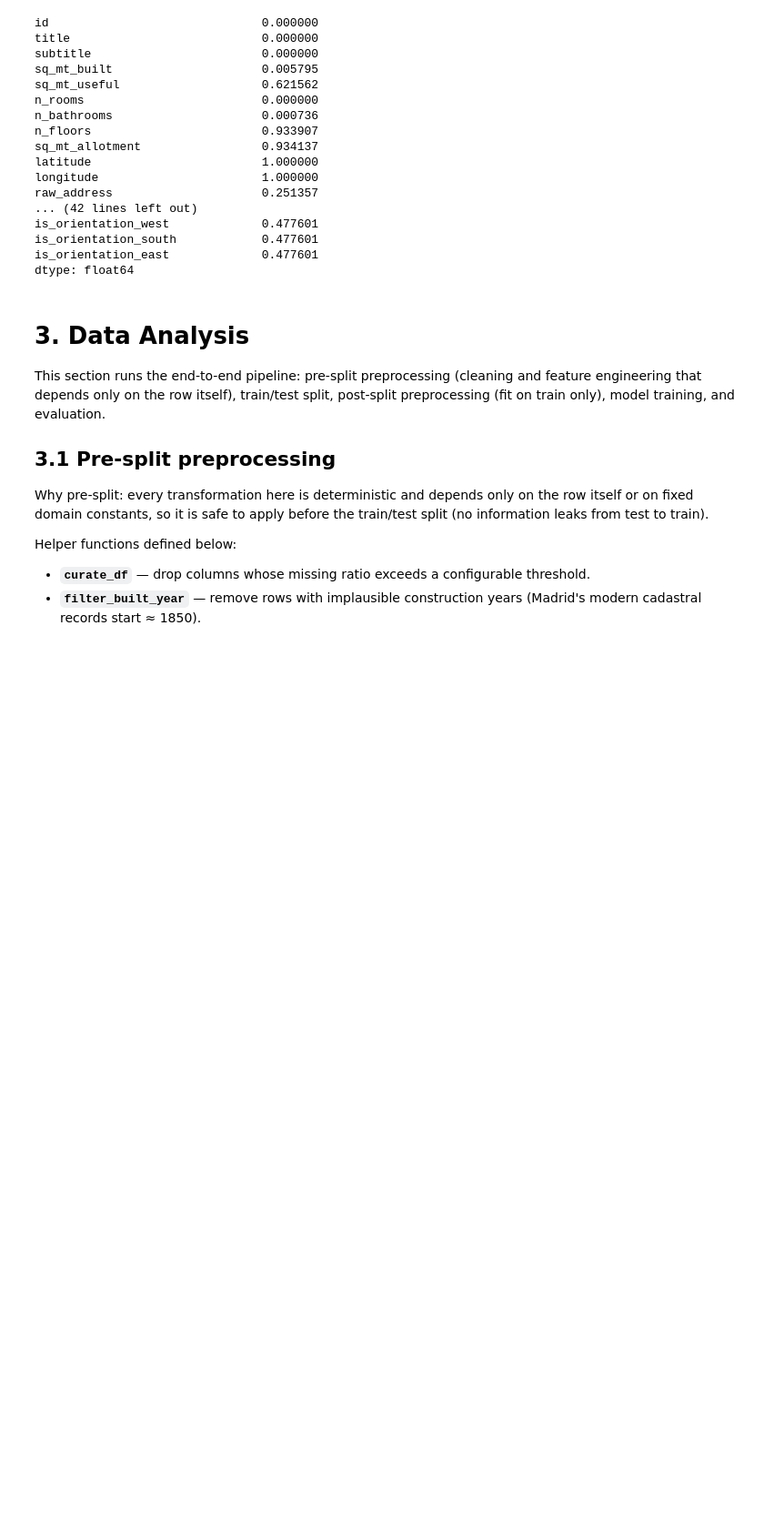
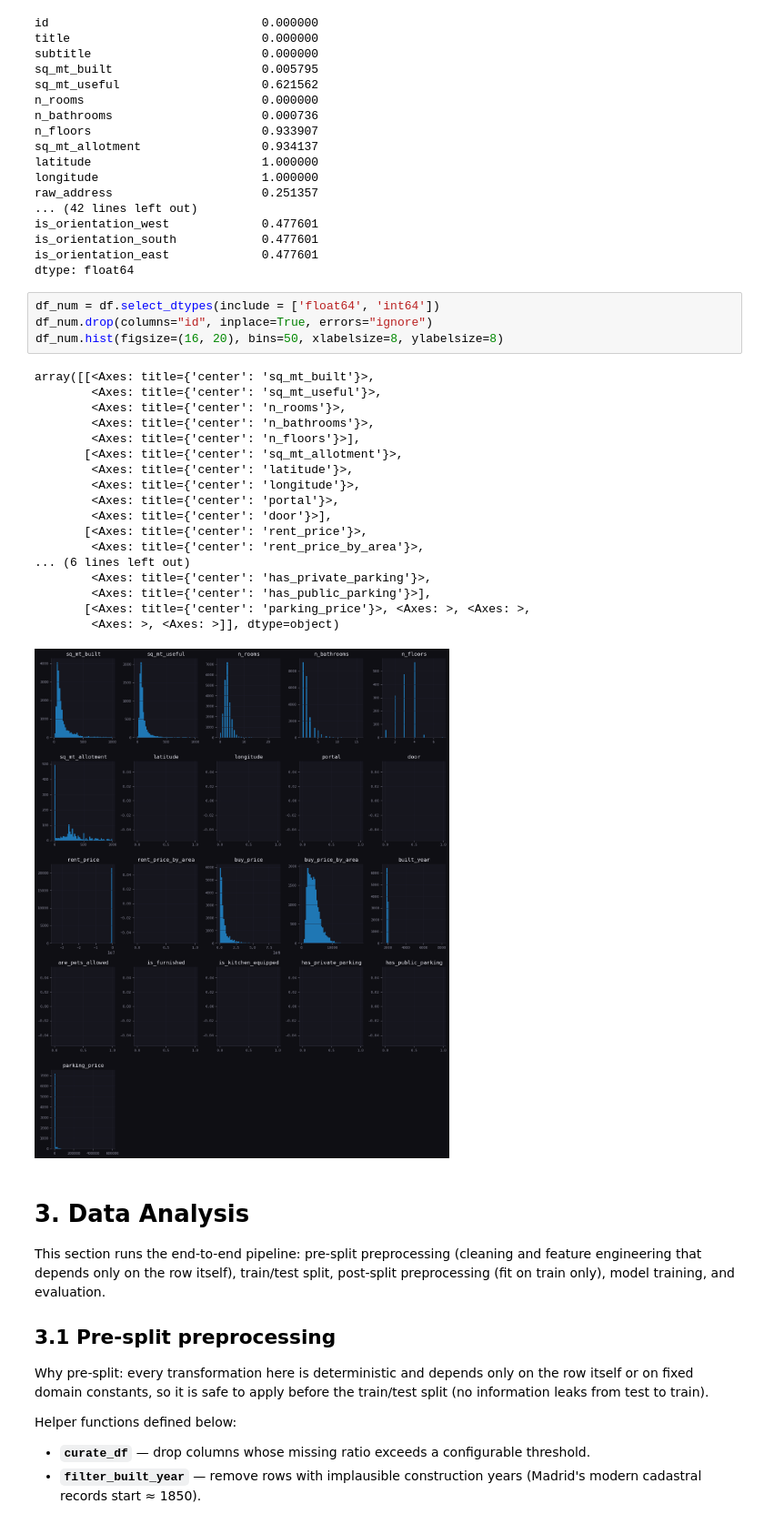
Before and after one commit to julianl11/data_science, a Jupyter notebook: exploring_2_ivan_changes.ipynb, the cells around one changed output. Shown at 91% size. Cells and saved outputs as stored; diff of their text form; blank space fills up the shorter version.

```diff
--- a/exploring_2_ivan_changes.ipynb
+++ b/exploring_2_ivan_changes.ipynb
@@ -132,6 +132,29 @@ is_orientation_west             0.477601
 is_orientation_south            0.477601
 is_orientation_east             0.477601
 dtype: float64
+# %%
+df_num = df.select_dtypes(include = ['float64', 'int64'])
+df_num.drop(columns="id", inplace=True, errors="ignore")
+df_num.hist(figsize=(16, 20), bins=50, xlabelsize=8, ylabelsize=8)
+# %% [output]
+array([[<Axes: title={'center': 'sq_mt_built'}>,
+        <Axes: title={'center': 'sq_mt_useful'}>,
+        <Axes: title={'center': 'n_rooms'}>,
+        <Axes: title={'center': 'n_bathrooms'}>,
+        <Axes: title={'center': 'n_floors'}>],
+       [<Axes: title={'center': 'sq_mt_allotment'}>,
+        <Axes: title={'center': 'latitude'}>,
+        <Axes: title={'center': 'longitude'}>,
+        <Axes: title={'center': 'portal'}>,
+        <Axes: title={'center': 'door'}>],
+       [<Axes: title={'center': 'rent_price'}>,
+        <Axes: title={'center': 'rent_price_by_area'}>,
+... (6 lines left out)
+        <Axes: title={'center': 'has_private_parking'}>,
+        <Axes: title={'center': 'has_public_parking'}>],
+       [<Axes: title={'center': 'parking_price'}>, <Axes: >, <Axes: >,
+        <Axes: >, <Axes: >]], dtype=object)
+[figure, added]
 # %% [markdown]
 # 3. Data Analysis
 
```
Also changed, not shown: parts of 6 cells of this notebook.
